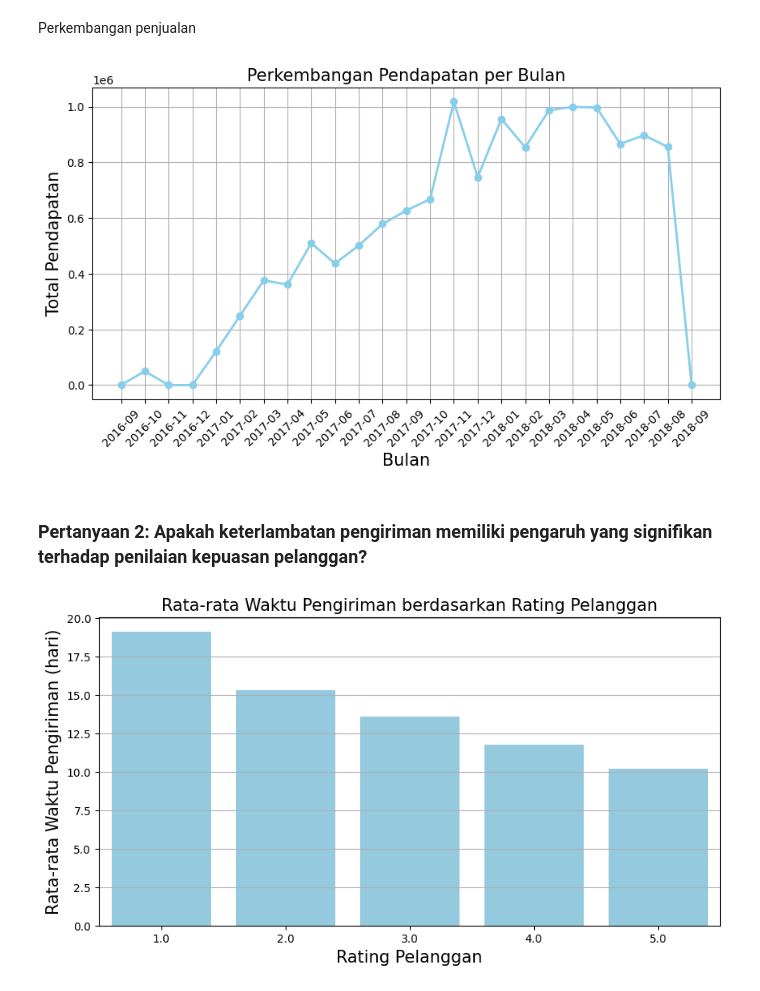
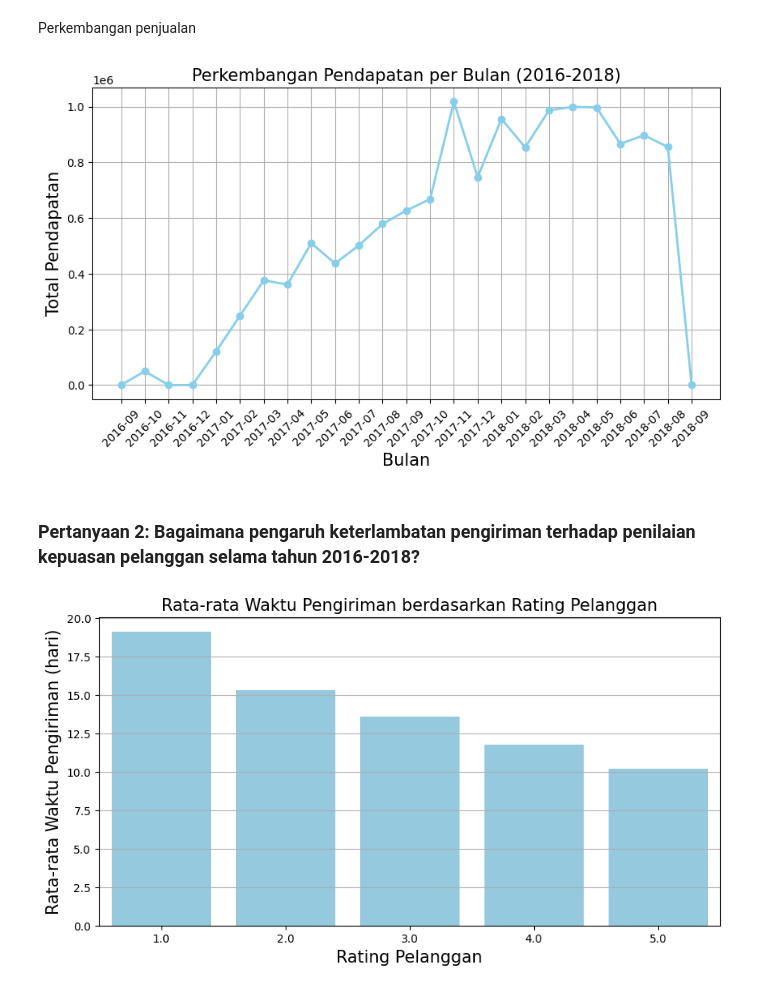
Before and after one commit to enesshhh/Project-Analisis-Data, a Jupyter notebook: Proyek_Analisis_Data.ipynb, the cells around one changed output. Cells and saved outputs as stored; diff of their text form; code cells hidden in the pictures.

```diff
--- a/Proyek_Analisis_Data.ipynb
+++ b/Proyek_Analisis_Data.ipynb
@@ -758,22 +758,22 @@ Perkembangan penjualan
 # %%
 df_monthly = df_all.resample(rule='M', on='order_purchase_timestamp').agg({
     'order_id': 'nunique',
     'price': 'sum'})
 df_monthly.index = df_monthly.index.strftime('%Y-%m')
 df_monthly = df_monthly.reset_index()
 
 plt.figure(figsize=(10,5))
 plt.plot(df_monthly['order_purchase_timestamp'], df_monthly['price'], marker='o', linewidth=2, color='skyblue')
-plt.title('Perkembangan Pendapatan per Bulan', fontsize=15)
+plt.title('Perkembangan Pendapatan per Bulan (2016-2018)', fontsize=15)
 plt.xlabel('Bulan', fontsize=15)
 plt.ylabel('Total Pendapatan', fontsize=15)
 plt.xticks(rotation=45)
 plt.grid(True)
 plt.show()
 # %% [output]
-[figure, old version]
+[figure, new version]
 # %% [markdown]
-### Pertanyaan 2: Apakah keterlambatan pengiriman memiliki pengaruh yang signifikan terhadap penilaian kepuasan pelanggan?
+### Pertanyaan 2: Bagaimana pengaruh keterlambatan pengiriman terhadap penilaian kepuasan pelanggan selama tahun 2016-2018?
 # %%
 df_delivery_rating = df_all.groupby(by='review_score').delivery_time_days.mean().reset_index()
 
```
Also changed, not shown: parts of 5 cells of this notebook.
